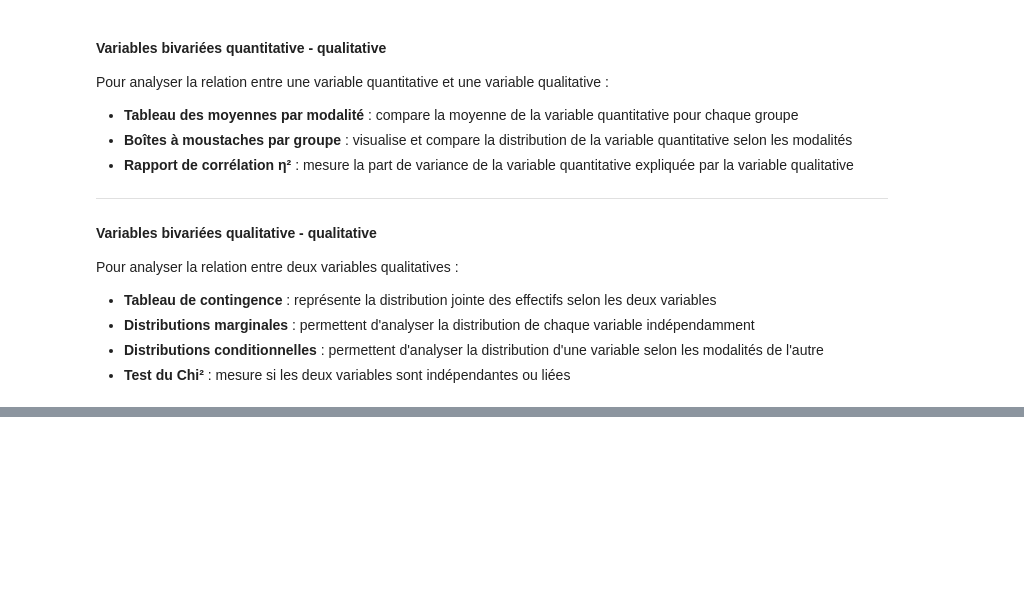
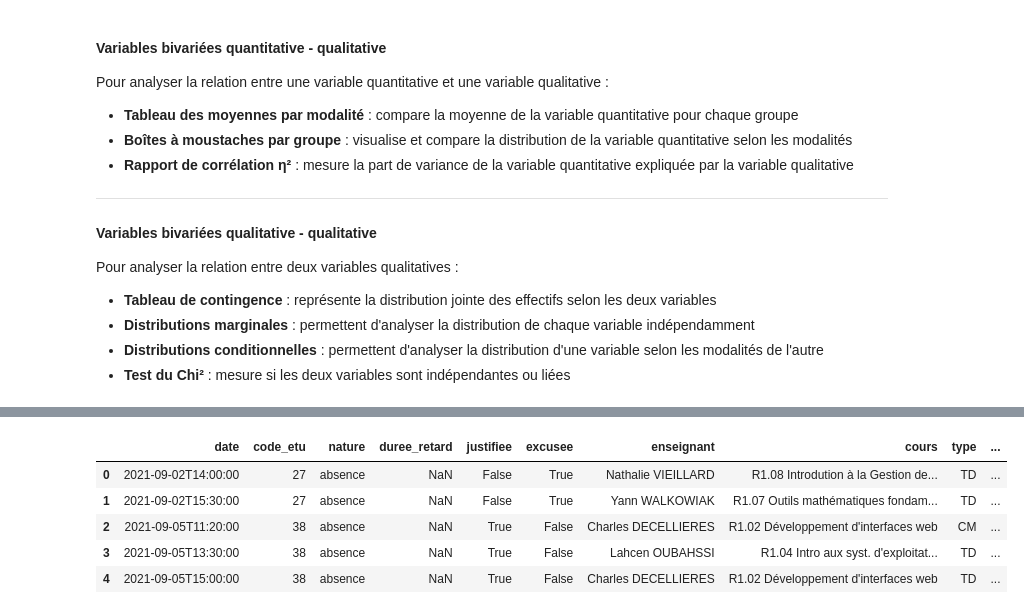
Before and after one commit to SAEIUTBUT1/SAE2.4-Maths, a Jupyter notebook: analyse.ipynb, the cells around one changed output, grey strips where cells are left out. Cells and saved outputs as stored; diff of their text form; code cells hidden in the pictures; blank space fills up the shorter version.

```diff
--- a/analyse.ipynb
+++ b/analyse.ipynb
@@ -220,0 +242,9 @@ Ce tableau synthétise les axes d'analyse (univariés et bivariés) permettant d
+# %%
+df_abs_1.head()
+# %% [output]
+|  | date | code_etu | nature | duree_retard | justifiee | excusee | enseignant | cours | type | ... |
+| 0 | 2021-09-02T14:00:00 | 27 | absence | NaN | False | True | Nathalie VIEILLARD | R1.08 Introdution à la Gestion de... | TD | ... |
+| 1 | 2021-09-02T15:30:00 | 27 | absence | NaN | False | True | Yann WALKOWIAK | R1.07 Outils mathématiques fondam... | TD | ... |
+| 2 | 2021-09-05T11:20:00 | 38 | absence | NaN | True | False | Charles DECELLIERES | R1.02 Développement d'interfaces web | CM | ... |
+| 3 | 2021-09-05T13:30:00 | 38 | absence | NaN | True | False | Lahcen OUBAHSSI | R1.04 Intro aux syst. d'exploitat... | TD | ... |
+| 4 | 2021-09-05T15:00:00 | 38 | absence | NaN | True | False | Charles DECELLIERES | R1.02 Développement d'interfaces web | TD | ... |
```
Also changed, not shown: parts of 13 cells of this notebook, 6 other files.
